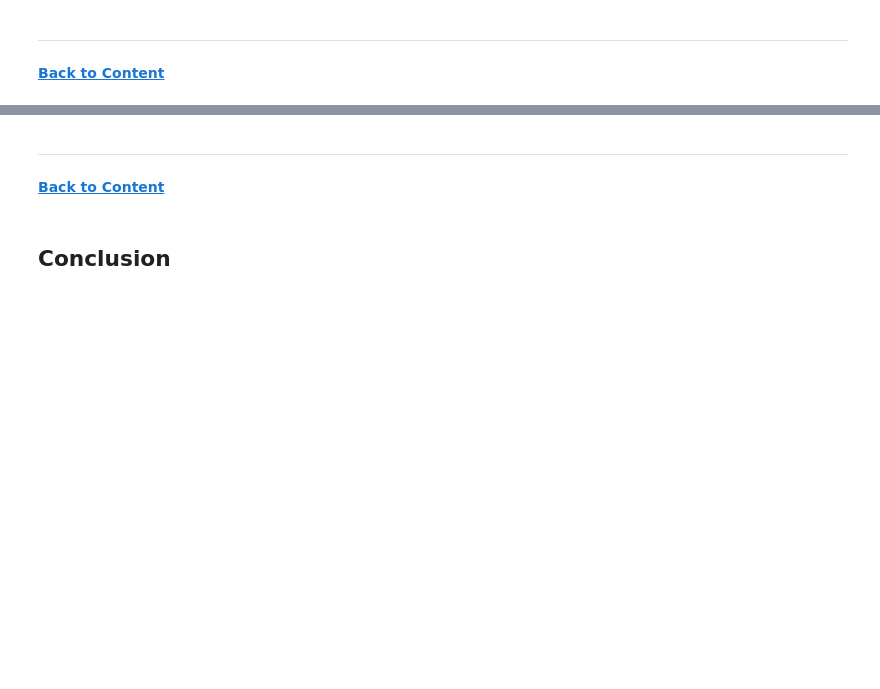
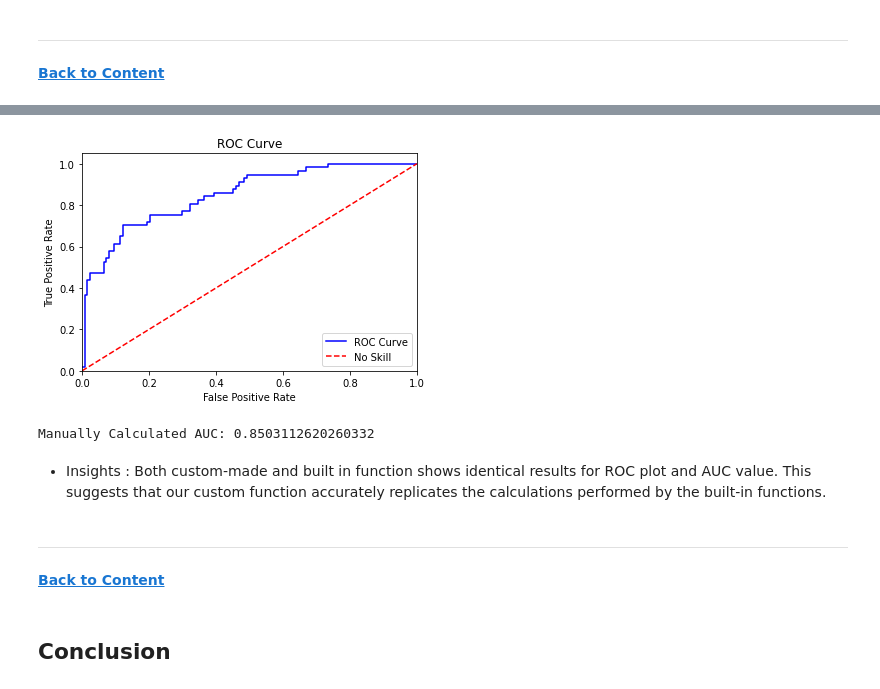
Before and after one commit to chetan5373/DAV-6150, a Jupyter notebook: M5_Assignment/C_Devarshi_M5_assn_.ipynb, the cells around one changed output, grey strips where cells are left out. Saved outputs shown, nothing was run; the diff lists cells and outputs as text; code cells hidden in the pictures; blank space fills up the shorter version.

```diff
--- a/M5_Assignment/C_Devarshi_M5_assn_.ipynb
+++ b/M5_Assignment/C_Devarshi_M5_assn_.ipynb
@@ -925,3 +1008,10 @@ Scikit-Learn AUC: 0.7166808149405772
+# %%
+plot_roc_cal_auc(df_sp['class'], df_sp['scored.probability'])
+# %% [output]
+[figure, added]
+Manually Calculated AUC: 0.8503112620260332
+# %% [markdown]
+- Insights : Both custom-made and built in function shows identical results for ROC plot and AUC value. This suggests that our custom function accurately replicates the calculations performed by the built-in functions.
 # %% [markdown]
 ---
 # %% [markdown]
```
Also changed, not shown: parts of 49 cells of this notebook, 1 other file.
